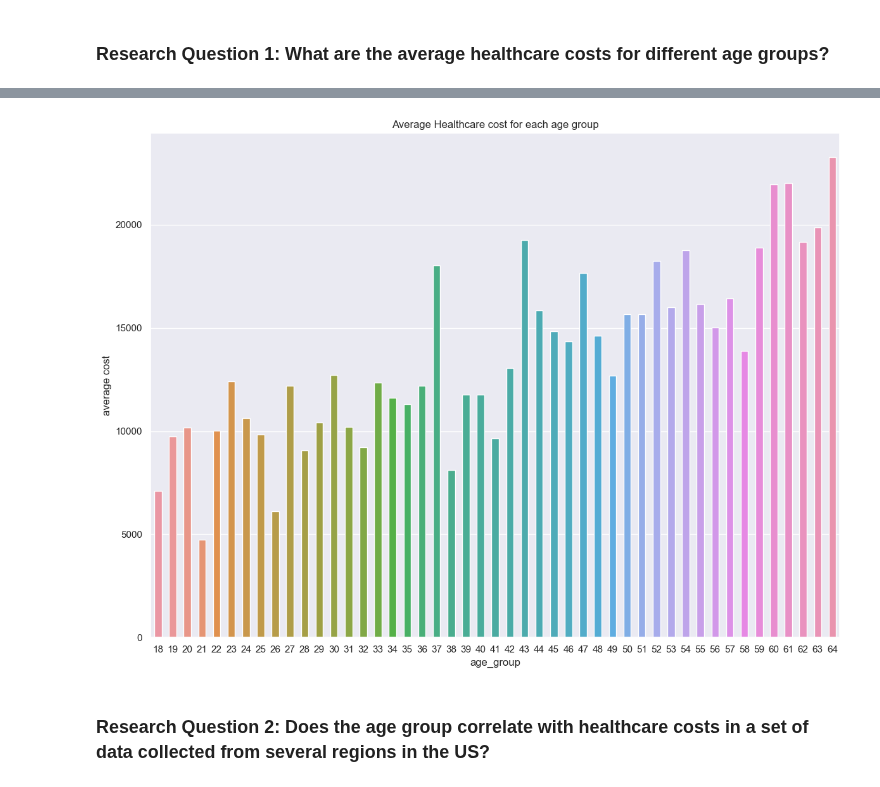
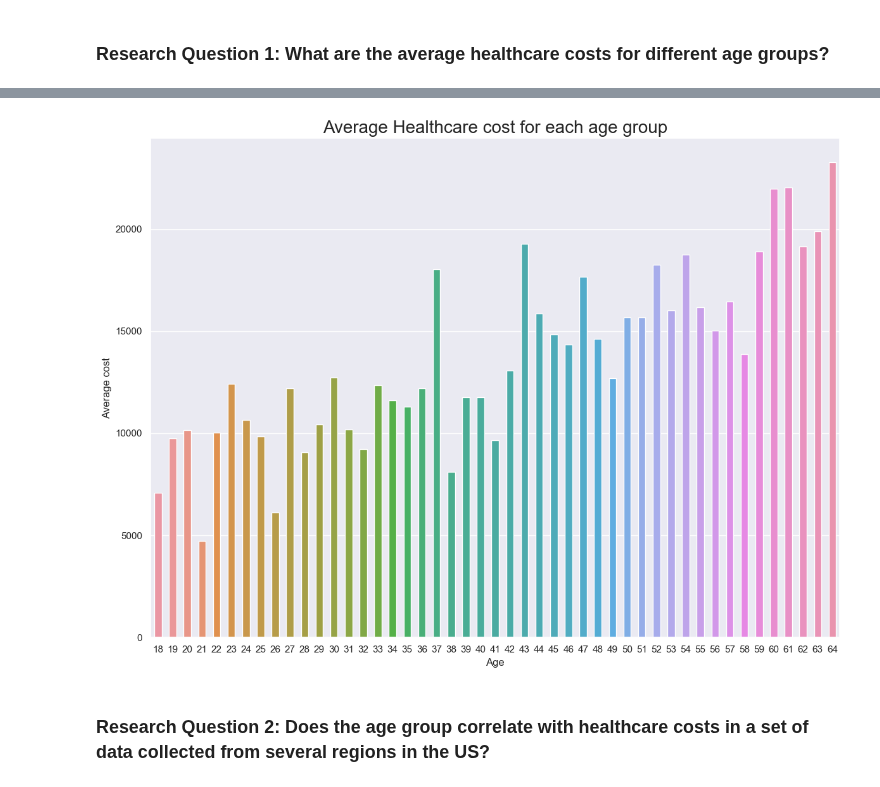
Before and after one commit to ubco-W2022T2-data301/project-group-group08, a Jupyter notebook: analysis/analysis1.ipynb, the cells around one changed output, grey strips where cells are left out. Saved outputs shown, nothing was run; the diff lists cells and outputs as text; code cells hidden in the pictures.

```diff
--- a/analysis/analysis1.ipynb
+++ b/analysis/analysis1.ipynb
@@ -49,0 +33,4 @@ income
+# %%
+from code import project_functions1 as pt# This is called a relative import
+df = pt.load_and_process("../data/raw/medical_expense.csv")
+df1 = pt.clean_and_wrangle(df)
@@ -106,10 +41,10 @@ finaldf1
 # %%
 sns.set(rc={'figure.figsize':(12,9)})
-ax = sns.barplot(x = 'age_group', y = 'average cost', data = finaldf1, width=0.5)
-ax.set(title = "Average Healthcare cost for each age group")
+ax = sns.barplot(x = 'Age', y = 'Average cost', data = df1, width=0.5)
+ax.set_title("Average Healthcare cost for each age group", size = 20)
 plt.tight_layout()
 plt.show()
 # %% [output]
-[figure, old version]
+[figure, new version]
 # %% [markdown]
 ### Research Question 2: Does the age group correlate with healthcare costs in a set of data collected from several regions in the US?
```
Also changed, not shown: parts of 10 cells of this notebook, 1 other file.
